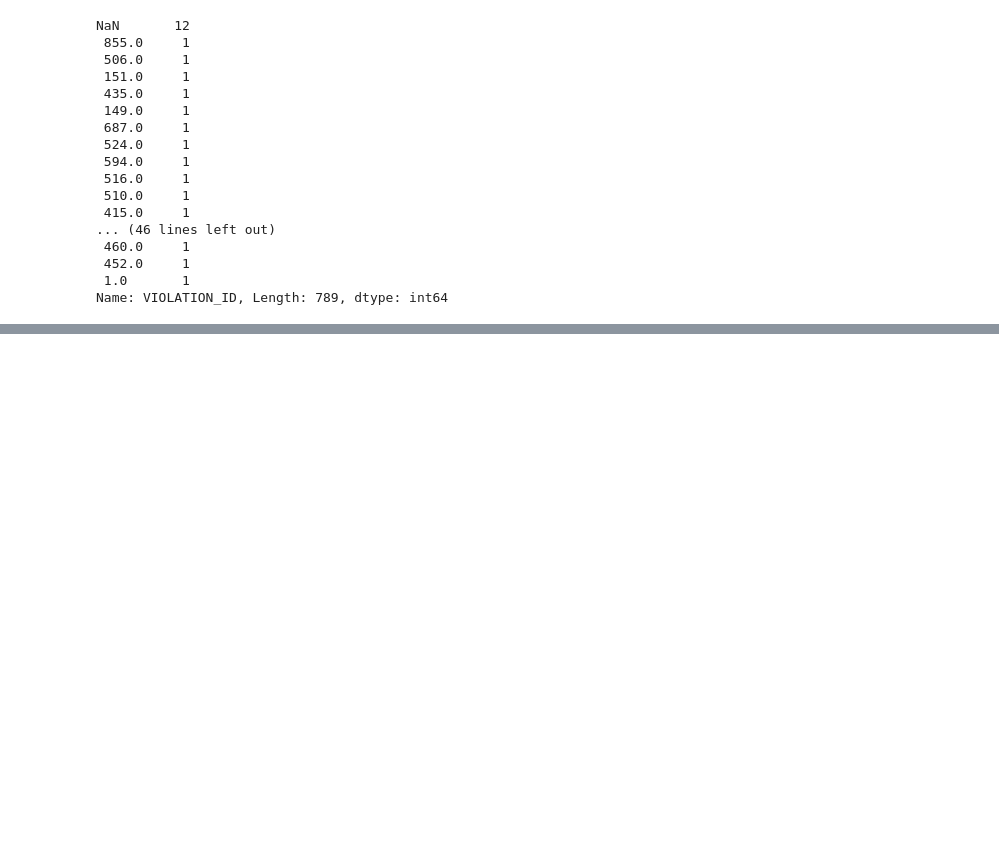
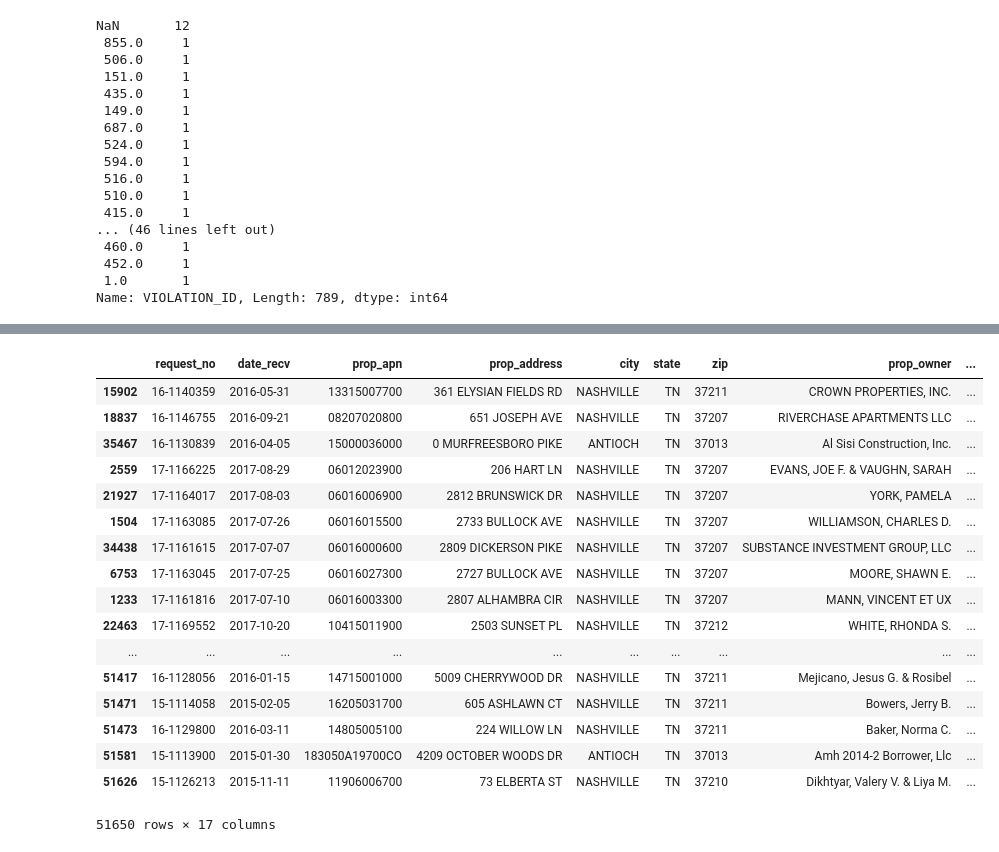
Before and after one commit to paulo-g-martinez/dq2-codes-violations-nashville, a Jupyter notebook: DQ2.ipynb, the cells around one changed output, grey strips where cells are left out. Cells and saved outputs as stored; diff of their text form; code cells hidden in the pictures; blank space fills up the shorter version.

```diff
--- a/DQ2.ipynb
+++ b/DQ2.ipynb
@@ -341,0 +507,2 @@ Name: VIOLATION_ID, Length: 789, dtype: int64
+# %%
+prostdnodup['reported_problem'].replace(['High grass/weeds', 'HIGH GRASS/WEEDS', 'High grass', 'HIGH GRASS WEEDS', 'high grass weeds', 'HIGH GRASS & WEEDS', 'HIGH GRASS AND WEEDS','High grass & weeds', 'High Grass ', 'High grass/weeds.' ],['HIGH GRASS', 'HIGH GRASS', 'HIGH GRASS', 'HIGH GRASS', 'HIGH GRASS', 'HIGH GRASS', 'HIGH GRASS', 'HIGH GRASS', 'HIGH GRASS', 'HIGH GRASS'], inplace = True)
@@ -341,0 +531,2 @@ Name: VIOLATION_ID, Length: 789, dtype: int64
+# %%
+prostdnodup['reported_problem'].replace(['GRASS', 'High Grass','high grass', 'grass', 'High grass on vac lot ', 'high grass and weeds'   ],['HIGH GRASS', 'HIGH GRASS', 'HIGH GRASS', 'HIGH GRASS', 'HIGH GRASS', 'HIGH GRASS'], inplace = True)
@@ -341,0 +577,3 @@ Name: VIOLATION_ID, Length: 789, dtype: int64
+# %%
+prostdnodup['reported_problem'].replace(['PARKING IN GRASS','Parking in grass', 'Parking on grass','parking in grass','parking on grass ', 'PARKING ON THE GRASS', 'PARKING IN THE GRASS', 'parking on grass '],
+                                        ['PARKING ON GRASS','PARKING ON GRASS', 'PARKING ON GRASS', 'PARKING ON GRASS', 'PARKING ON GRASS', 'PARKING ON GRASS', 'PARKING ON GRASS', 'PARKING ON GRASS'], inplace = True)
@@ -341,0 +664,23 @@ Name: VIOLATION_ID, Length: 789, dtype: int64
+# %%
+prostdnodupsort1 = prostdnodup.sort_values(by = 'reported_problem')
+# %%
+prostdnodupsort1
+# %% [output]
+|  | request_no | date_recv | prop_apn | prop_address | city | state | zip | prop_owner | ... |
+| 15902 | 16-1140359 | 2016-05-31 | 13315007700 | 361 ELYSIAN FIELDS RD | NASHVILLE | TN | 37211 | CROWN PROPERTIES, INC. | ... |
+| 18837 | 16-1146755 | 2016-09-21 | 08207020800 | 651 JOSEPH AVE | NASHVILLE | TN | 37207 | RIVERCHASE APARTMENTS LLC | ... |
+| 35467 | 16-1130839 | 2016-04-05 | 15000036000 | 0 MURFREESBORO PIKE | ANTIOCH | TN | 37013 | Al Sisi Construction, Inc. | ... |
+| 2559 | 17-1166225 | 2017-08-29 | 06012023900 | 206 HART LN | NASHVILLE | TN | 37207 | EVANS, JOE F. & VAUGHN, SARAH | ... |
+| 21927 | 17-1164017 | 2017-08-03 | 06016006900 | 2812 BRUNSWICK DR | NASHVILLE | TN | 37207 | YORK, PAMELA | ... |
+| 1504 | 17-1163085 | 2017-07-26 | 06016015500 | 2733 BULLOCK AVE | NASHVILLE | TN | 37207 | WILLIAMSON, CHARLES D. | ... |
+| 34438 | 17-1161615 | 2017-07-07 | 06016000600 | 2809 DICKERSON PIKE | NASHVILLE | TN | 37207 | SUBSTANCE INVESTMENT GROUP, LLC | ... |
+| 6753 | 17-1163045 | 2017-07-25 | 06016027300 | 2727 BULLOCK AVE | NASHVILLE | TN | 37207 | MOORE, SHAWN E. | ... |
+| 1233 | 17-1161816 | 2017-07-10 | 06016003300 | 2807 ALHAMBRA CIR | NASHVILLE | TN | 37207 | MANN, VINCENT ET UX | ... |
+| 22463 | 17-1169552 | 2017-10-20 | 10415011900 | 2503 SUNSET PL | NASHVILLE | TN | 37212 | WHITE, RHONDA S. | ... |
+| ... | ... | ... | ... | ... | ... | ... | ... | ... | ... |
+| 51417 | 16-1128056 | 2016-01-15 | 14715001000 | 5009 CHERRYWOOD DR | NASHVILLE | TN | 37211 | Mejicano, Jesus G. & Rosibel | ... |
+| 51471 | 15-1114058 | 2015-02-05 | 16205031700 | 605 ASHLAWN CT | NASHVILLE | TN | 37211 | Bowers, Jerry B. | ... |
+| 51473 | 16-1129800 | 2016-03-11 | 14805005100 | 224 WILLOW LN | NASHVILLE | TN | 37211 | Baker, Norma C. | ... |
+| 51581 | 15-1113900 | 2015-01-30 | 183050A19700CO | 4209 OCTOBER WOODS DR | ANTIOCH | TN | 37013 | Amh 2014-2 Borrower, Llc | ... |
+| 51626 | 15-1126213 | 2015-11-11 | 11906006700 | 73 ELBERTA ST | NASHVILLE | TN | 37210 | Dikhtyar, Valery V. & Liya M. | ... |
+51650 rows × 17 columns
```
Also changed, not shown: parts of 38 cells of this notebook.
